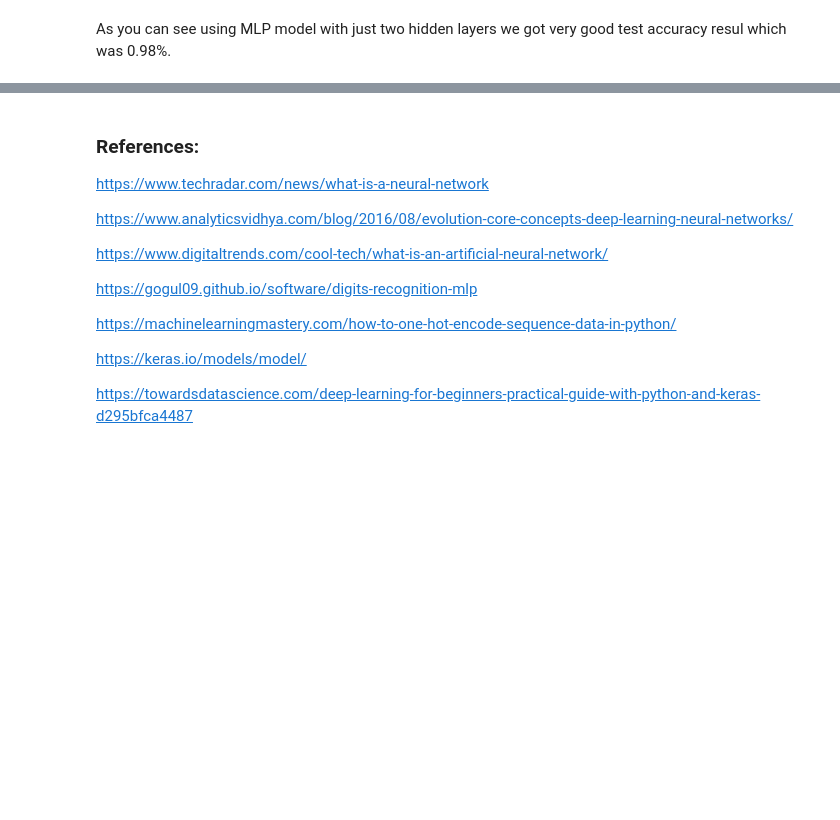
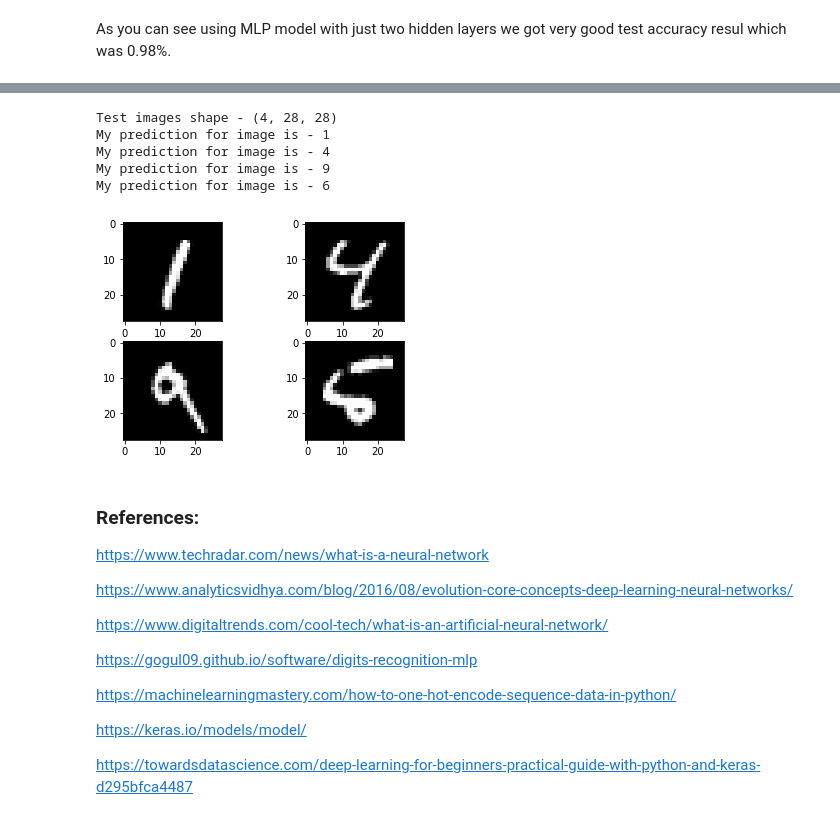
Before and after one commit to kamilam1987/Emerging_Technologies, a Jupyter notebook: digit-recognition.ipynb, the cells around one changed output, grey strips where cells are left out. Cells and saved outputs as stored; diff of their text form; code cells hidden in the pictures; blank space fills up the shorter version.

Commit message:
Tested model with images from MNIST data

```diff
--- a/digit-recognition.ipynb
+++ b/digit-recognition.ipynb
@@ -254,3 +257,34 @@ As you can see using MLP model with just two hidden layers we got very good test
+# %%
+# Takes some test images from the test data
+test_imgs= testData[5:9]
+
+# Reshape the test images to standard 28x28 format
+test_imgs = test_imgs.reshape(test_imgs.shape[0], 28, 28)
+# Output prediction for image
+print( "Test images shape - {}".format(test_imgs.shape))
+
+# Loop over each of the test images
+for i, test_img in enumerate(test_imgs, start=1):
+    # Takes a copy of test image for viewing
+    org_image = test_img
+    # For model to understand, have to reshape the test image to 1x784 format
+    test_img = test_img.reshape(1,784)
+    # Make prediction on test image using our trained model
+    prediction = model.predict_classes(test_img, verbose=0)
+    # Output the prediction and image
+    print ("My prediction for image is - {}".format(prediction[0]))
+    plt.subplot(220+i)
+    plt.imshow(org_image, cmap=plt.get_cmap('gray'))
+
+# Shows plots
+plt.show()
+# %% [output]
+Test images shape - (4, 28, 28)
+My prediction for image is - 1
+My prediction for image is - 4
+My prediction for image is - 9
+My prediction for image is - 6
+[figure, added]
 # %% [markdown]
 ### References:
 
```
Also changed, not shown: parts of 4 cells of this notebook.
